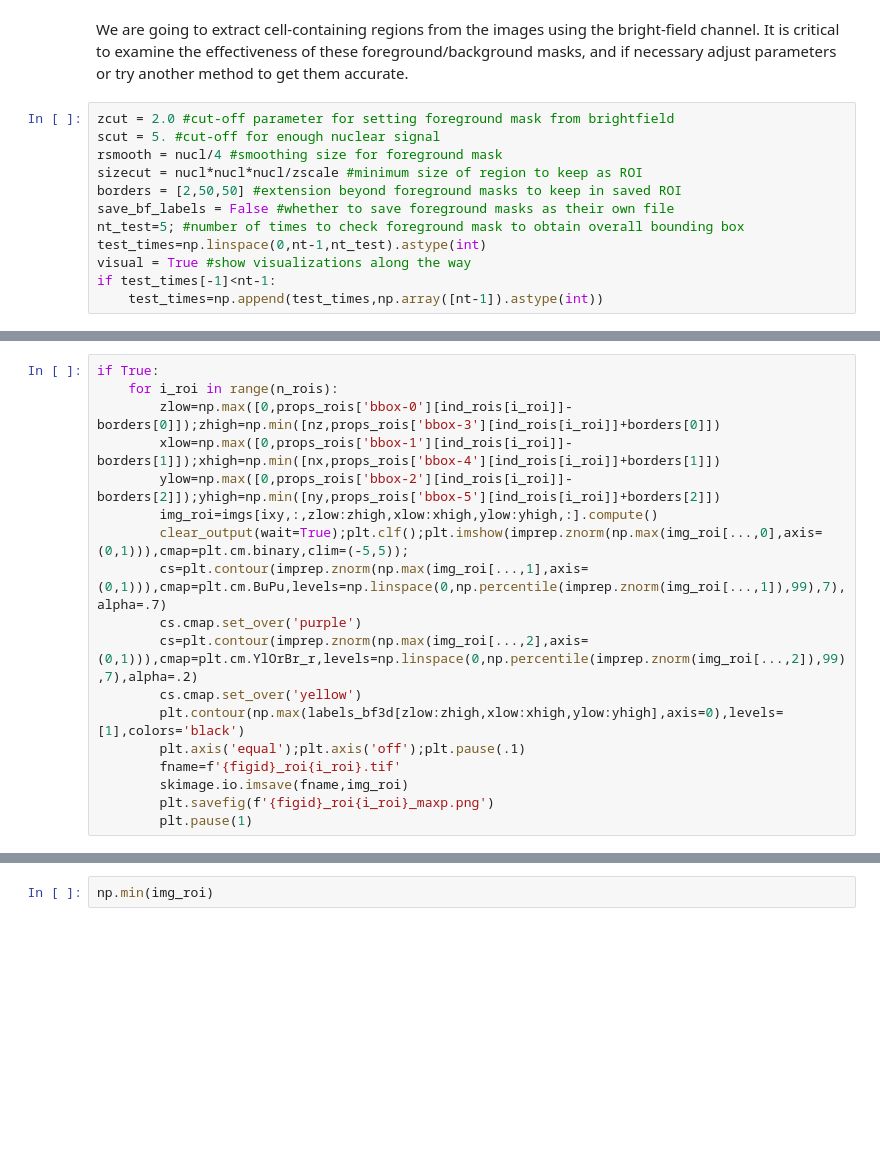
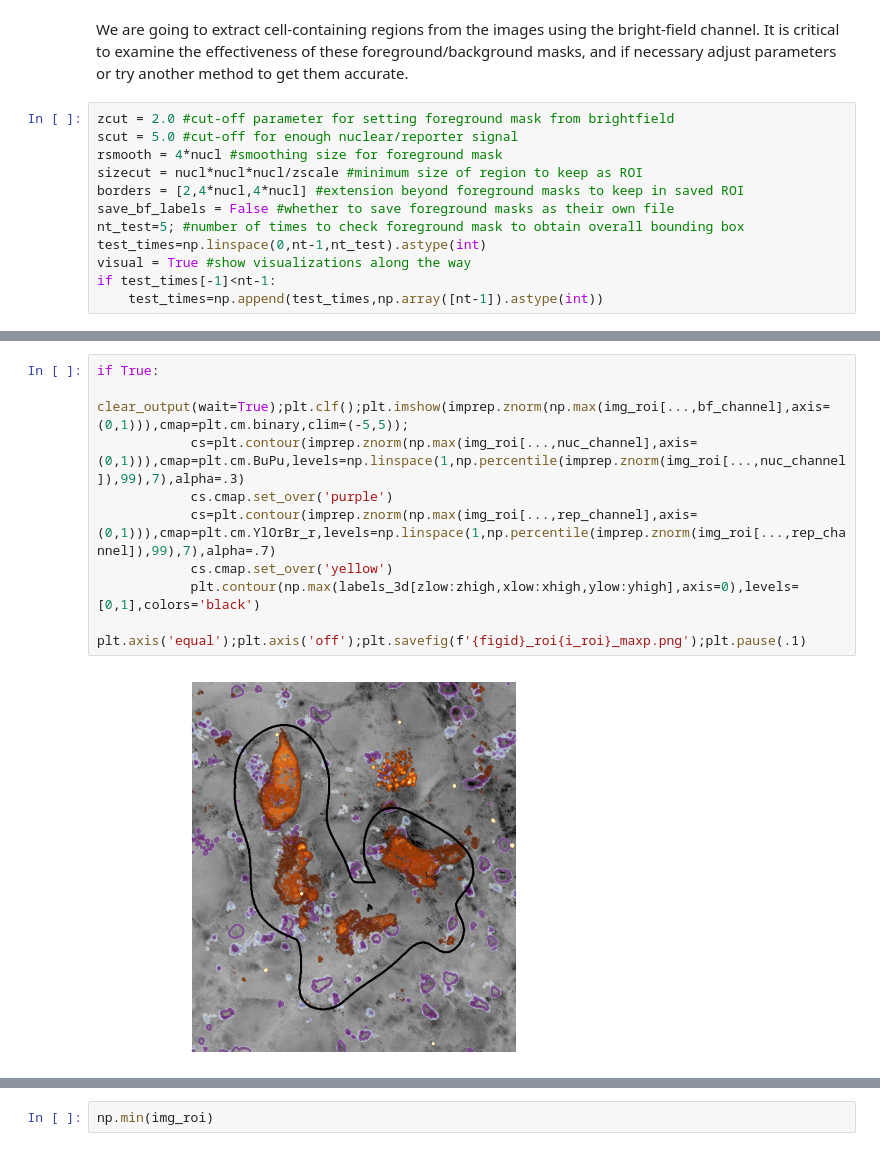
Before and after one commit to ohsu-cedar-comp-hub/dynamical-cell-systems-group, a Jupyter notebook: makkawi/extract_rois_20240308_RM.ipynb, the cells around one changed output, grey strips where cells are left out. Saved outputs shown, nothing was run; the diff lists cells and outputs as text; blank space fills up the shorter version.

```diff
--- a/makkawi/extract_rois_20240308_RM.ipynb
+++ b/makkawi/extract_rois_20240308_RM.ipynb
@@ -123,10 +126,10 @@ def show_3dseg_zproj(fig,im3d,labels,fmap=None,fmapscale=None,labels2=None):
 We are going to extract cell-containing regions from the images using the bright-field channel. It is critical to examine the effectiveness of these foreground/background masks, and if necessary adjust parameters or try another method to get them accurate.
 # %%
 zcut = 2.0 #cut-off parameter for setting foreground mask from brightfield
-scut = 5. #cut-off for enough nuclear signal
-rsmooth = nucl/4 #smoothing size for foreground mask
+scut = 5.0 #cut-off for enough nuclear/reporter signal
+rsmooth = 4*nucl #smoothing size for foreground mask
 sizecut = nucl*nucl*nucl/zscale #minimum size of region to keep as ROI
-borders = [2,50,50] #extension beyond foreground masks to keep in saved ROI
+borders = [2,4*nucl,4*nucl] #extension beyond foreground masks to keep in saved ROI
 save_bf_labels = False #whether to save foreground masks as their own file
 nt_test=5; #number of times to check foreground mask to obtain overall bounding box
 test_times=np.linspace(0,nt-1,nt_test).astype(int)
@@ -230,18 +231,11 @@ for ixy in [3]: #ind_xy:
 # %%
 if True:
-    for i_roi in range(n_rois):
-        zlow=np.max([0,props_rois['bbox-0'][ind_rois[i_roi]]-borders[0]]);zhigh=np.min([nz,props_rois['bbox-3'][ind_rois[i_roi]]+borders[0]])
-        xlow=np.max([0,props_rois['bbox-1'][ind_rois[i_roi]]-borders[1]]);xhigh=np.min([nx,props_rois['bbox-4'][ind_rois[i_roi]]+borders[1]])
-        ylow=np.max([0,props_rois['bbox-2'][ind_rois[i_roi]]-borders[2]]);yhigh=np.min([ny,props_rois['bbox-5'][ind_rois[i_roi]]+borders[2]])
-        img_roi=imgs[ixy,:,zlow:zhigh,xlow:xhigh,ylow:yhigh,:].compute()
-        clear_output(wait=True);plt.clf();plt.imshow(imprep.znorm(np.max(img_roi[...,0],axis=(0,1))),cmap=plt.cm.binary,clim=(-5,5));
-        cs=plt.contour(imprep.znorm(np.max(img_roi[...,1],axis=(0,1))),cmap=plt.cm.BuPu,levels=np.linspace(0,np.percentile(imprep.znorm(img_roi[...,1]),99),7),alpha=.7)
-        cs.cmap.set_over('purple')
-        cs=plt.contour(imprep.znorm(np.max(img_roi[...,2],axis=(0,1))),cmap=plt.cm.YlOrBr_r,levels=np.linspace(0,np.percentile(imprep.znorm(img_roi[...,2]),99),7),alpha=.2)
-        cs.cmap.set_over('yellow')
-        plt.contour(np.max(labels_bf3d[zlow:zhigh,xlow:xhigh,ylow:yhigh],axis=0),levels=[1],colors='black')
-        plt.axis('equal');plt.axis('off');plt.pause(.1)
-        fname=f'{figid}_roi{i_roi}.tif'
-        skimage.io.imsave(fname,img_roi)
-        plt.savefig(f'{figid}_roi{i_roi}_maxp.png')
-        plt.pause(1)
+            clear_output(wait=True);plt.clf();plt.imshow(imprep.znorm(np.max(img_roi[...,bf_channel],axis=(0,1))),cmap=plt.cm.binary,clim=(-5,5));
+            cs=plt.contour(imprep.znorm(np.max(img_roi[...,nuc_channel],axis=(0,1))),cmap=plt.cm.BuPu,levels=np.linspace(1,np.percentile(imprep.znorm(img_roi[...,nuc_channel]),99),7),alpha=.3)
+            cs.cmap.set_over('purple')
+            cs=plt.contour(imprep.znorm(np.max(img_roi[...,rep_channel],axis=(0,1))),cmap=plt.cm.YlOrBr_r,levels=np.linspace(1,np.percentile(imprep.znorm(img_roi[...,rep_channel]),99),7),alpha=.7)
+            cs.cmap.set_over('yellow')
+            plt.contour(np.max(labels_3d[zlow:zhigh,xlow:xhigh,ylow:yhigh],axis=0),levels=[0,1],colors='black')
+            plt.axis('equal');plt.axis('off');plt.savefig(f'{figid}_roi{i_roi}_maxp.png');plt.pause(.1)
+# %% [output]
+[figure, added]
```
Also changed, not shown: parts of 9 cells of this notebook, 3 other files.
